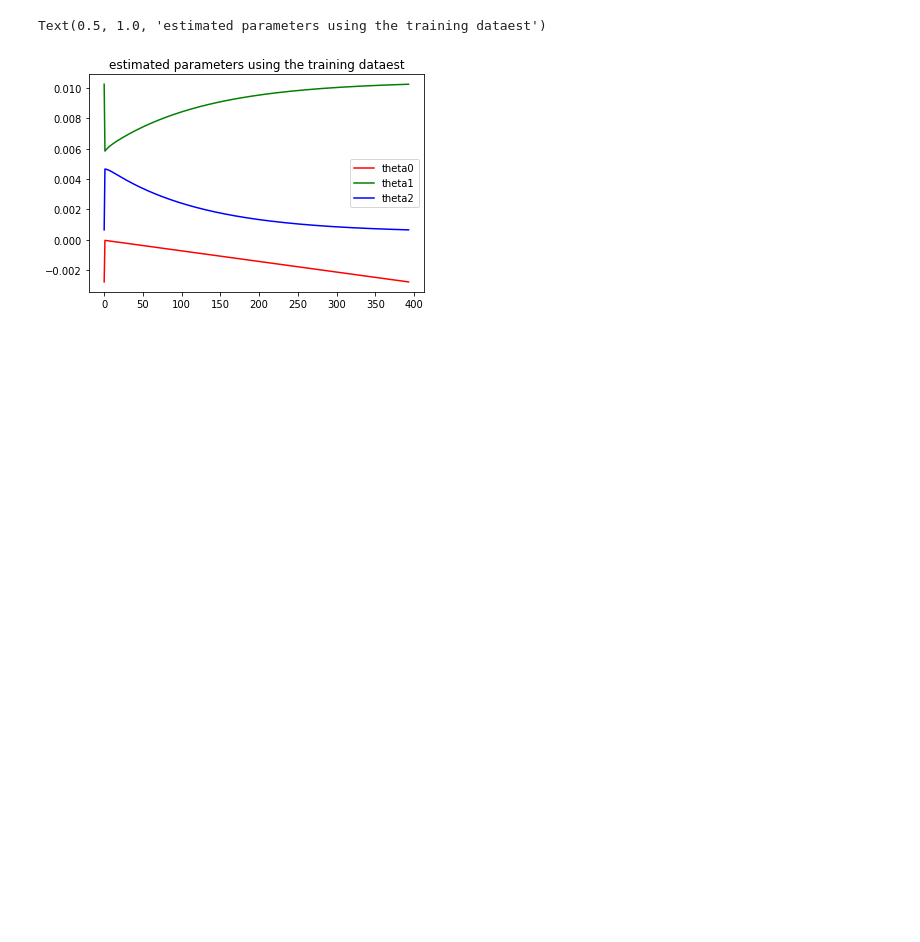
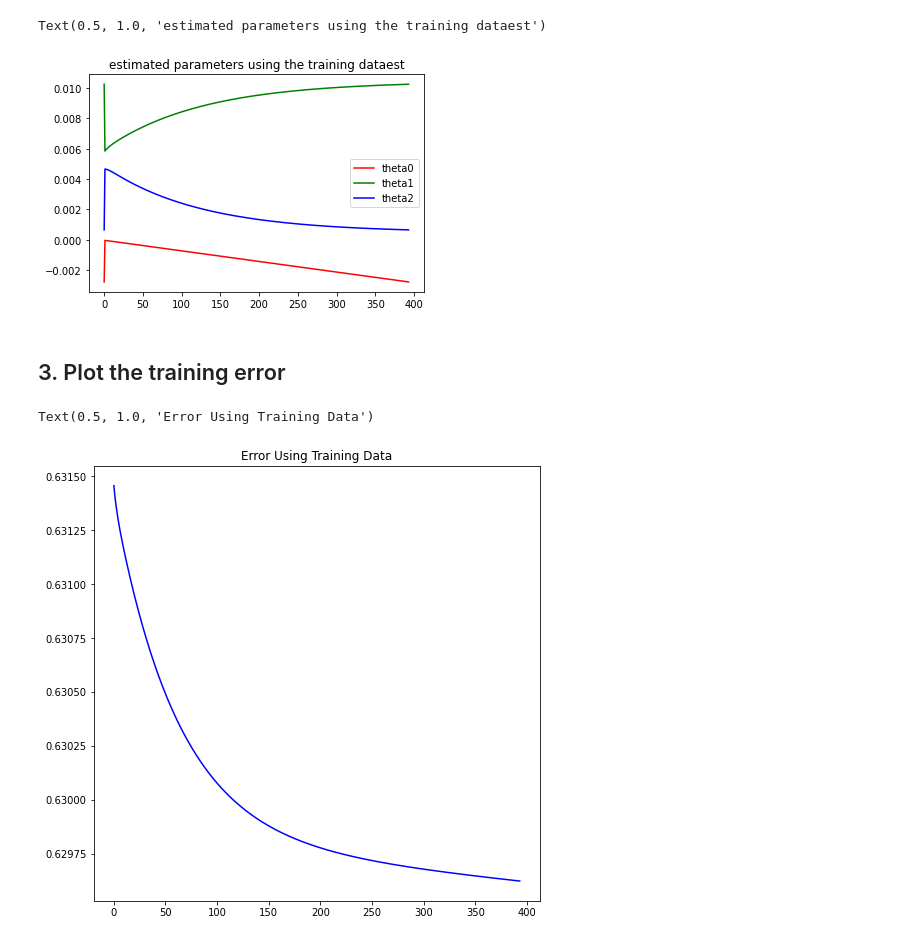
Before and after one commit to fxnnxc/class-MachineLearning, a Jupyter notebook: Assignment05.ipynb, the cells around one changed output. Drawn from its saved outputs; the diff is of its cells as text; code cells hidden in the pictures; blank space fills up the shorter version.

Commit message:
Assignment05 Plot the training error

```diff
--- a/Assignment05.ipynb
+++ b/Assignment05.ipynb
@@ -85,3 +85,14 @@ plt.title('estimated parameters using the training dataest')
 # %% [output]
 Text(0.5, 1.0, 'estimated parameters using the training dataest')
 [figure]
+# %% [markdown]
+## 3. Plot the training error
+# %%
+# LOSS 변수에 저장된 에러를 플롯
+
+plt.figure(figsize=(8,8))
+plt.plot(LOSS, color='blue')
+plt.title('Error Using Training Data')
+# %% [output]
+Text(0.5, 1.0, 'Error Using Training Data')
+[figure, added]
```
